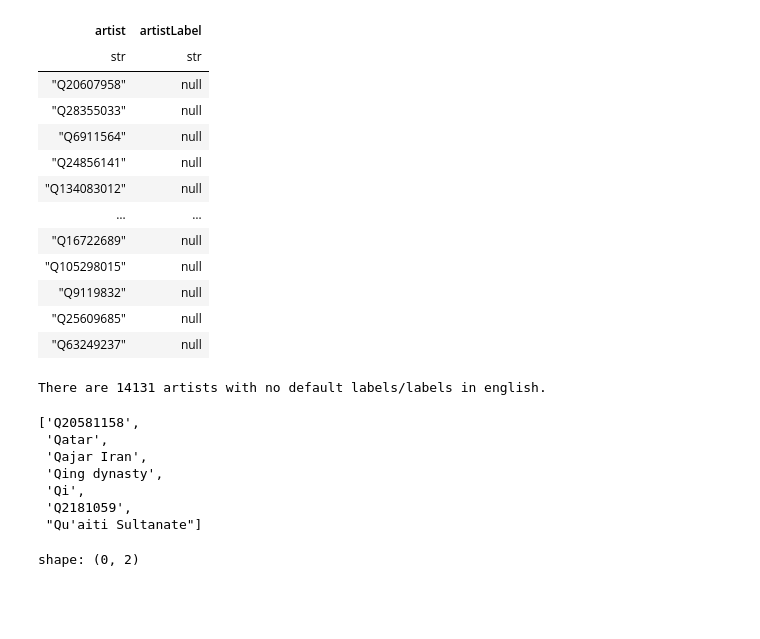
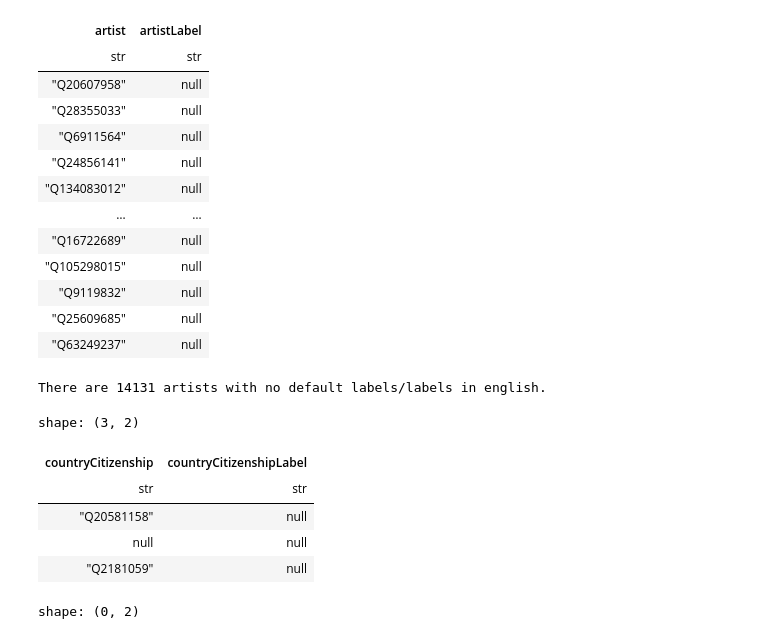
Before and after one commit to malik-files/MScDiss_IGASTNBK_, a Jupyter notebook: Main Code/cleaning_inspecting_labelling_Wikidata_artists.ipynb, the cells around one changed output. Cells and saved outputs as stored; diff of their text form; code cells hidden in the pictures; blank space fills up the shorter version.

Commit message:
Redoing the inspecting and the cleaning of the data - Fixing country of citizenship entities and names

```diff
--- a/Main Code/cleaning_inspecting_labelling_Wikidata_artists.ipynb
+++ b/Main Code/cleaning_inspecting_labelling_Wikidata_artists.ipynb
@@ -88,32 +88,36 @@ shape: (14_131, 2)
 There are 14131 artists with no default labels/labels in english.
 # %%
 #The individuals with a country without an english label
-#First let's see if there are any unknown or erroneous countries by using the Qnumbers and there are
+#First let's see if there are any unknown or erroneous countries by using the Q-numbers and there are
 artistDF.filter(
     pl.col('countryCitizenshipLabel').str.starts_with("Q")
 ).select(pl.col('countryCitizenshipLabel')).unique().to_series().to_list()
 
 noLabel_Country = artistDF.filter(
     pl.col("countryCitizenship").is_in(pl.col("countryCitizenshipLabel").implode())
 ).select(pl.col("countryCitizenshipLabel")).unique()
 countryName_dict = {k: None for k in noLabel_Country["countryCitizenshipLabel"].to_list()}
 artistDF = artistDF.with_columns(pl.col("countryCitizenshipLabel").replace(countryName_dict))
-
-
+artistDF = artistDF.with_columns(
+    countryCitizenship = pl.when(~pl.col('countryCitizenship').str.starts_with("Q")).then(None).otherwise(pl.col('countryCitizenship'))
+)
+noCountryLabel = artistDF.filter(
+    pl.col("countryCitizenshipLabel").is_null(),
+).select(pl.col(["countryCitizenship","countryCitizenshipLabel"])).unique()
+display(noCountryLabel)
 # noCountry = artistDF.filter(
 #     pl.col("countryCitizenship").is_in(pl.col("countryCitizenshipLabel").implode())
 # ).select(pl.col("countryCitizenship")).unique()
 # display(noCountry)
 # print(f"There are {len(noCountry)} artists with a country with no labels. These will be cleaned out.")
 # noCountry.write_csv("./missingValuesStore/artistsEntitiesWithoutLabelledCountries.csv")
 # %% [output]
-['Q20581158',
- 'Qatar',
- 'Qajar Iran',
- 'Qing dynasty',
- 'Qi',
- 'Q2181059',
- "Qu'aiti Sultanate"]
+shape: (3, 2)
+| countryCitizenship | countryCitizenshipLabel |
+| str | str |
+| "Q20581158" | null |
+| null | null |
+| "Q2181059" | null |
 # %%
 #Genres with no labels in english/default language
 noGenre = artistDF.filter(
```
